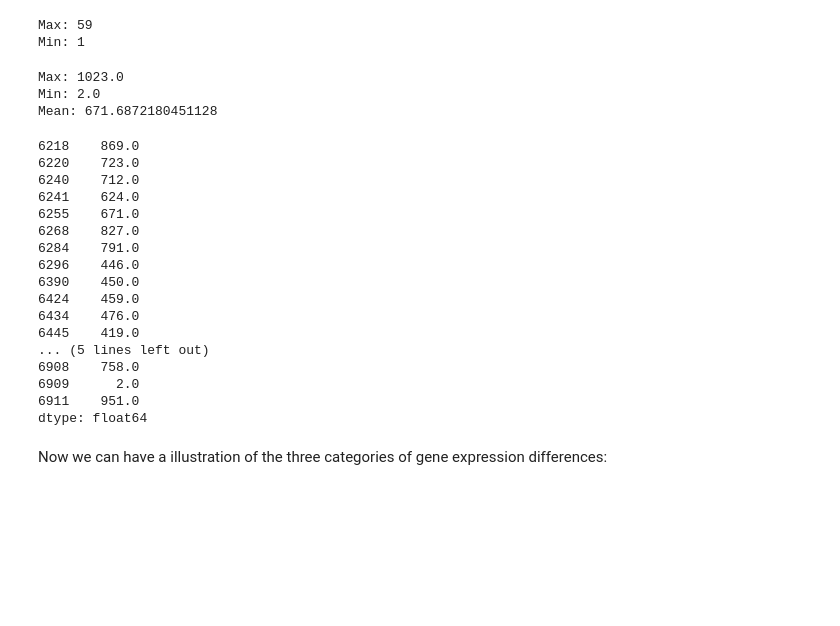
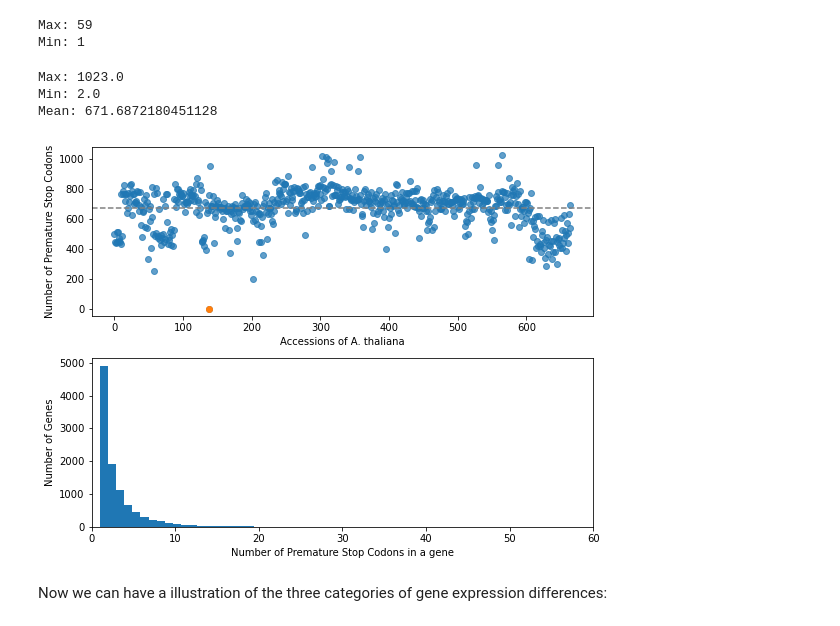
Before and after one commit to laurasteinmann/Premature_Stop_Codons, a Jupyter notebook: results/Premature_Stop_Codons.ipynb, the cells around one changed output. Drawn from its saved outputs; the diff is of its cells as text; code cells hidden in the pictures; blank space fills up the shorter version.

```diff
--- a/results/Premature_Stop_Codons.ipynb
+++ b/results/Premature_Stop_Codons.ipynb
@@ -79,49 +79,37 @@ Max: 59
 Min: 1
 # %%
 numbers_premature_stops = gt_section.sum(axis=1)
+mean = numbers_premature_stops.mean()
 print('Max:', numbers_premature_stops.max())
 print('Min:', numbers_premature_stops.min())
-print('Mean:', numbers_premature_stops.mean())
+print('Mean:', mean)
 # %% [output]
 Max: 1023.0
 Min: 2.0
 Mean: 671.6872180451128
-6218    869.0
-6220    723.0
-6240    712.0
-6241    624.0
-6255    671.0
-6268    827.0
-6284    791.0
-6296    446.0
-6390    450.0
-6424    459.0
-6434    476.0
-6445    419.0
-... (5 lines left out)
-6908    758.0
-6909      2.0
-6911    951.0
-dtype: float64
 # %%
 
 accessions = np.arange(0, len(gt_section.index.values))
 fig = plt.figure(figsize=(8, 6))
 gs = fig.add_gridspec(2, 1)
 ax1 = fig.add_subplot(gs[0, 0])
 ax1.scatter(accessions, numbers_premature_stops, alpha=0.7)
+ax1.axhline(y = mean, color = 'C7', linestyle = '--')
+ax1.scatter(138, 2, color='C1')
 ax1.set_xlabel('Accessions of A. thaliana')
 ax1.set_ylabel('Number of Premature Stop Codons')
 # ax1.set_title('Distribution of Premature Stop Codons in 1135 Accessions of A. thaliana')
 ax2 = fig.add_subplot(gs[1, 0])
 ax2.hist(numbers_gene_count, bins=60);
 ax2.set_xlim(0, 60);
 ax2.set_xlabel('Number of Premature Stop Codons in a gene')
 ax2.set_ylabel('Number of Genes')
 fig.tight_layout()
 output_file = "figures/Distribution_Premature_Stop_Codons.png"
 plt.savefig(output_file, dpi=900, facecolor='w')
 plt.show()
+# %% [output]
+[figure, added]
 # %% [markdown]
 Now we can have a illustration of the three categories of gene expression differences:
 # %%
```
Also changed, not shown: 1 other file.
